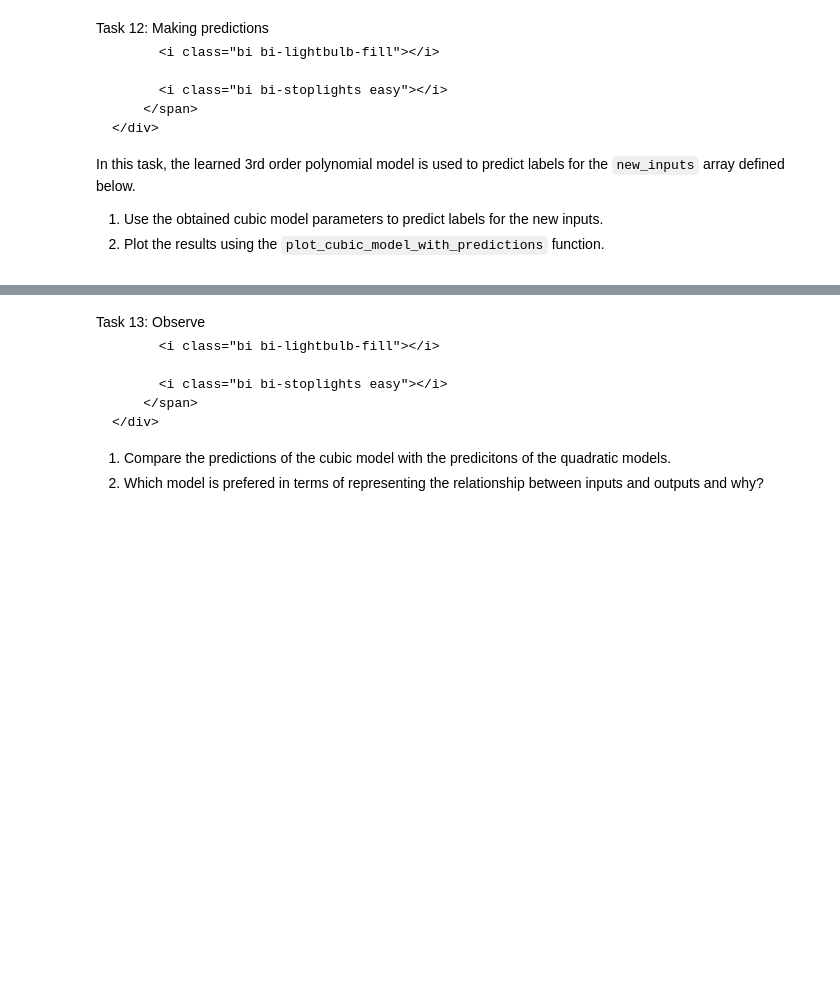
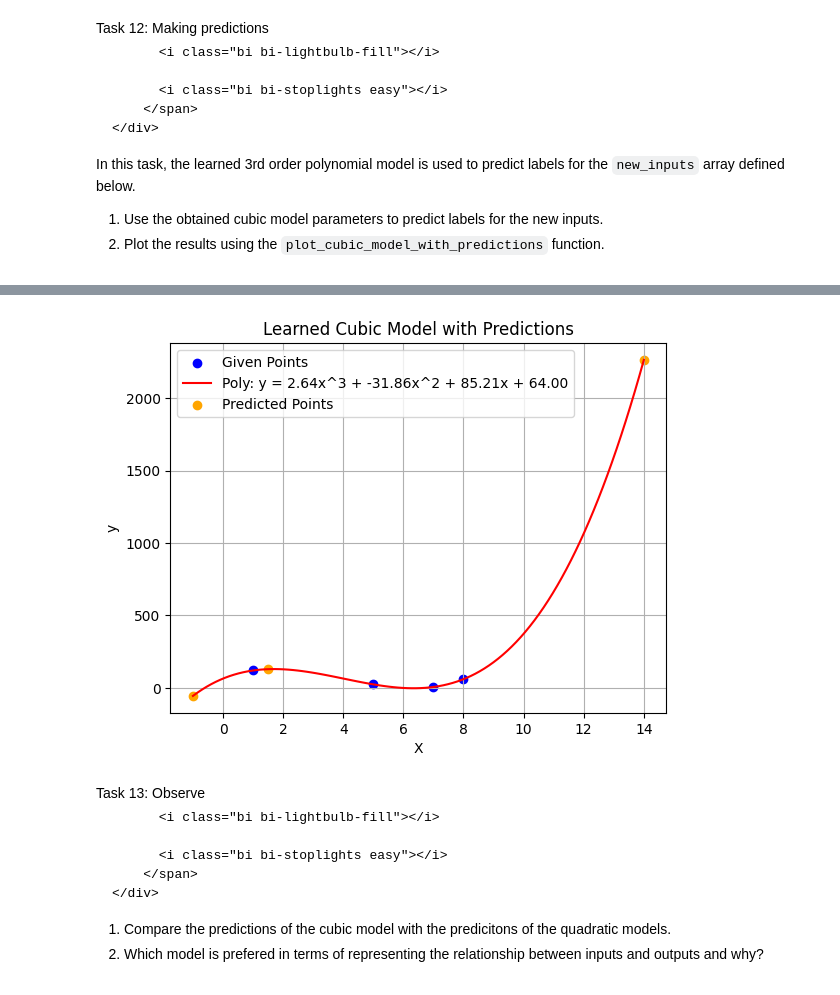
Before and after one commit to JohannesHackl/Intro_To_MachineLearning_EXERCISES, a Jupyter notebook: W04_Transformations/01-polynomials.ipynb, the cells around one changed output, grey strips where cells are left out. Cells and saved outputs as stored; diff of their text form; code cells hidden in the pictures; blank space fills up the shorter version.

```diff
--- a/W04_Transformations/01-polynomials.ipynb
+++ b/W04_Transformations/01-polynomials.ipynb
@@ -404,4 +536,5 @@ cubic_dataset = np.array([[7, 6], [5, 24], [8, 60], [1, 120]])
 
 </div></article>
 # %%
-# Write your solution here
+X_cubic, y_cubic = separate_inputs_labels(cubic_dataset)
+X_cubic, y_cubic
@@ -534,3 +735,9 @@ def plot_cubic_model_with_predictions(X, y, weights, new_inputs, predicted_label
     plt.legend()
     plt.grid(True)
     plt.show()
+# %%
+new_inputs_design = construct_design_matrix_cubic(new_inputs.reshape(-1,1))
+new_inputs = new_inputs.reshape(-1,1)
+print(new_inputs_design)
+print()
+print(new_inputs)
@@ -537,3 +752,8 @@ def plot_cubic_model_with_predictions(X, y, weights, new_inputs, predicted_label
+# %%
+labels_predicted = new_inputs_design @ weights_cubic
+plot_cubic_model_with_predictions(X_cubic, y_cubic, weights_cubic, new_inputs, labels_predicted)
+# %% [output]
+[figure, added]
 # %% [markdown]
 <article class="message task"><a class="anchor" id="loading1030"></a>
     <div class="message-header">
```
Also changed, not shown: parts of 21 cells of this notebook, 1 other file.
